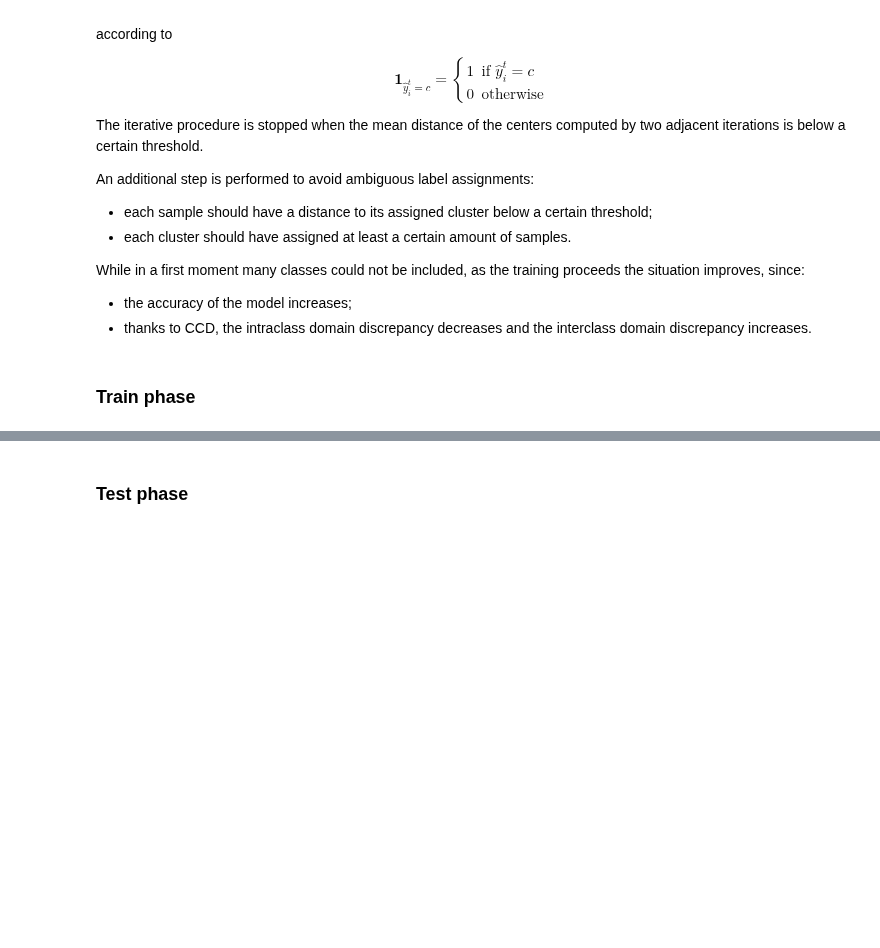
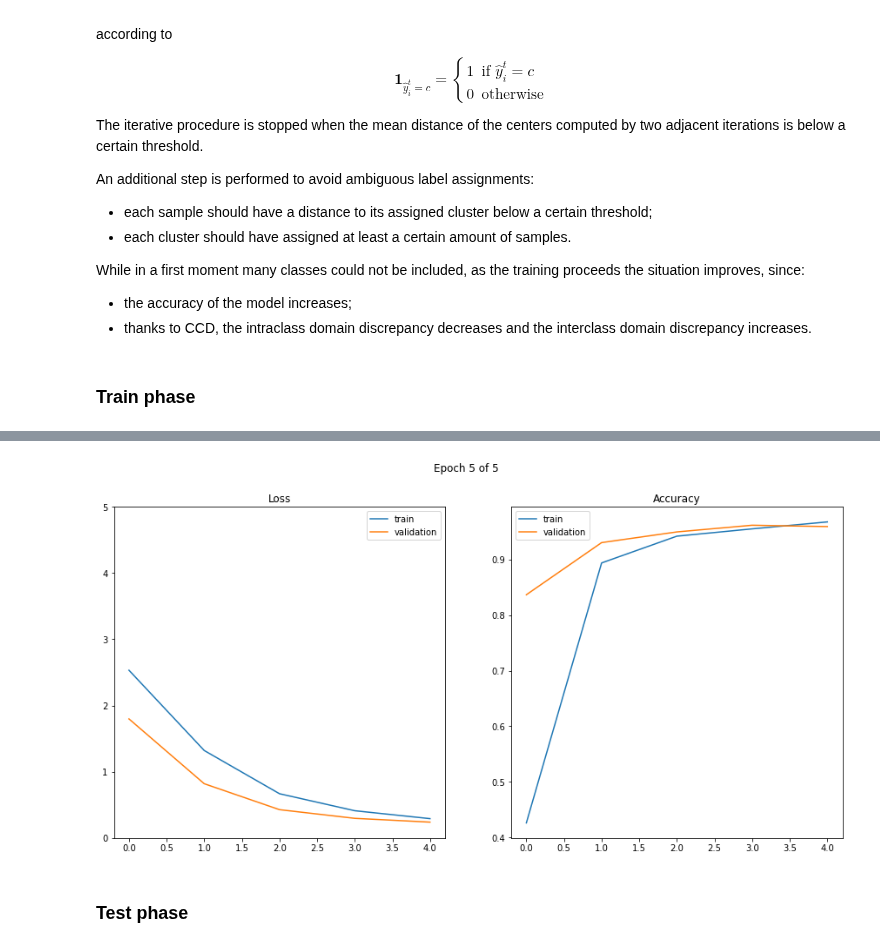
Before and after one commit to fedeizzo/domain-adaptation, a Jupyter notebook: project.ipynb, the cells around one changed output, grey strips where cells are left out. Cells and saved outputs as stored; diff of their text form; code cells hidden in the pictures; blank space fills up the shorter version.

Commit message:
Add CDD train class

```diff
--- a/project.ipynb
+++ b/project.ipynb
@@ -1670,39 +1643,0 @@ scheduler_patience = 20
-# %%
-source_train, source_test = get_split(product_path, split_rule, "source")
-target_train, target_test = get_split(real_path, split_rule, "target")
-dataloaders = {
-    'source_net': get_data_loader(source_train, batch_size, num_threads),
-    'clustering': {
-        'source': source_train,
-        'target': target_train,
-    }
-}
-cdd = ConstrativeDomainDiscrepancy(
-    num_layers,
-    kernel_orders,
-    kernel_multipliers,
-    source_train.num_classes,
-    device,
-)
-
-clustering = Clustering(
-    batch_size_clustering,
-    len(classes),
-    stop_threshold_clustering,
-    device,
-)
-model = DomainAdaptationModel(
-    backbone_type="resnet34",
-    n_classes=len(classes),
-    n_feature_extracted=num_features
-)
-model.to(device)
-optimizer = get_optimizer(model, lr, weight_decay, momentum)
-criterion = nn.CrossEntropyLoss()
-scheduler = lr_scheduler.ReduceLROnPlateau(
-    optimizer,
-    'min',
-    factor=scheduler_factor,
-    patience=scheduler_patience,
-    verbose=True
-)
@@ -1883,0 +2015,4 @@ epoch_ce_loss=2.95325439453125 epoch_acc=0.083125 epoch_cdd_loss=6.7698764577507
+# %%
+product_to_real.train(True, True)
+# %% [output]
+[figure, added]
```
Also changed, not shown: parts of 10 cells of this notebook.
